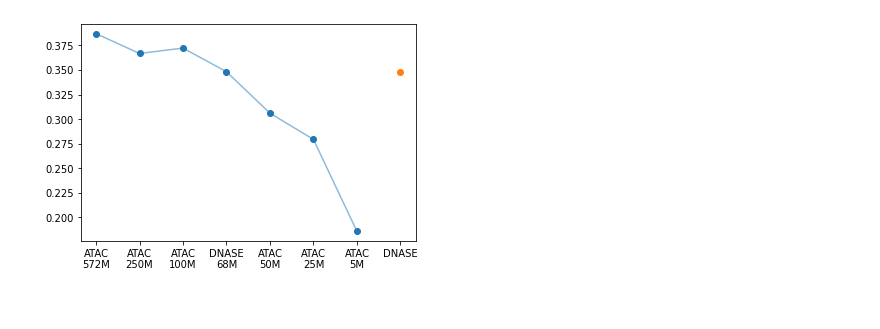
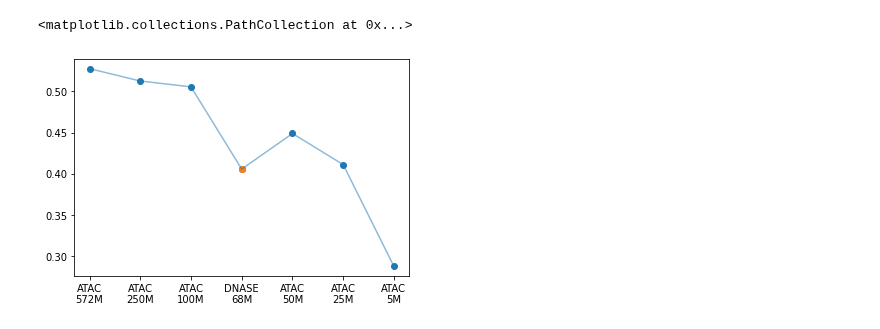
Before and after one commit to kundajelab/chrombpnet, a Jupyter notebook: src/evaluation/figure_notebooks/figure_6/4e_dsqtl_subsampling.ipynb, the cells around one changed output. Cells and saved outputs as stored; diff of their text form; code cells hidden in the pictures.

```diff
--- a/src/evaluation/figure_notebooks/figure_6/4e_dsqtl_subsampling.ipynb
+++ b/src/evaluation/figure_notebooks/figure_6/4e_dsqtl_subsampling.ipynb
@@ -27,9 +46,22 @@ atac_preds_5m="/mnt/lab_data2/anusri/chrombpnet/results/chrombpnet/ATAC_PE/GM128
 # %%
-def fetch_auprc(preds):
+# def fetch_auprc(preds):
+#     dsqtls = pd.read_csv(preds,sep="\t", header=0, index_col=False)
+#     dsqtls[['gkm_SVM','kmer_SVM','abs_gkm_SVM','abs_kmer_SVM','CADD','GWAVA_region','GWAVA_tss','GWAVA_unmatched','GERP','label']] = dsqtls['META_DATA'].str.split(",", expand=True)
+#     dsqtls["label"] = dsqtls["label"].astype(int)
+#     fpr_chrombpnet, tpr_chrombpnet, _ = precision_recall_curve(dsqtls["label"], abs(dsqtls["log_probs_diff_abs_sum"]))
+#     roc_auc = metrics.average_precision_score(dsqtls["label"], abs(dsqtls["log_probs_diff_abs_sum"]))
+#     return roc_auc
+
+def fetch_auprc_new(preds):
     dsqtls = pd.read_csv(preds,sep="\t", header=0, index_col=False)
-    dsqtls[['gkm_SVM','kmer_SVM','abs_gkm_SVM','abs_kmer_SVM','CADD','GWAVA_region','GWAVA_tss','GWAVA_unmatched','GERP','label']] = dsqtls['META_DATA'].str.split(",", expand=True)
-    dsqtls["label"] = dsqtls["label"].astype(int)
-    fpr_chrombpnet, tpr_chrombpnet, _ = precision_recall_curve(dsqtls["label"], abs(dsqtls["log_probs_diff_abs_sum"]))
-    roc_auc = metrics.average_precision_score(dsqtls["label"], abs(dsqtls["log_probs_diff_abs_sum"]))
+    print(dsqtls.shape)
+    print(gkm_svm.shape)
+    merged_atac = dsqtls.merge(gkm_svm, left_on=['chr', 'pos', 'allele1', 'allele2'], right_on=["chrom_hg19", "pos_hg19", "allele1", "allele2"], how="inner")
+    print(merged_atac.shape)
+    merged_atac["label"] = merged_atac["label"].astype(int)
+    fpr_chrombpnet, tpr_chrombpnet, _ = precision_recall_curve(merged_atac["label"], abs(merged_atac["abs_logfc_x_jsd_x_max_percentile.mean"]))
+    roc_auc = metrics.average_precision_score(merged_atac["label"], abs(merged_atac["abs_logfc_x_jsd_x_max_percentile.mean"]))
+    #roc_auc = metrics.average_precision_score(merged_atac["label"], abs(merged_atac["jsd.mean"]))
+
     return roc_auc
 # %%
@@ -56,10 +115,10 @@ def fetch_auprc(preds):
     roc_auc = metrics.average_precision_score(dsqtls["label"], abs(dsqtls["log_counts_diff"]))
     return roc_auc
 # %%
-roc_500m = fetch_auprc(atac_preds)
-roc_250m = fetch_auprc(atac_preds_250m)
-roc_100m = fetch_auprc(atac_preds_100m)
-roc_50m = fetch_auprc(atac_preds_50m)
-roc_25m = fetch_auprc(atac_preds_25m)
-roc_5m = fetch_auprc(atac_preds_5m)
-roc_dnase = fetch_auprc(dnase_preds)
+roc_500m = fetch_auprc_new(atac_preds)
+roc_250m = fetch_auprc_new(atac_preds_250m)
+roc_100m = fetch_auprc_new(atac_preds_100m)
+roc_50m = fetch_auprc_new(atac_preds_50m)
+roc_25m = fetch_auprc_new(atac_preds_25m)
+roc_5m = fetch_auprc_new(atac_preds_5m)
+roc_dnase = fetch_auprc_new(dnase_preds)
@@ -66,8 +143,9 @@ roc_dnase = fetch_auprc(dnase_preds)
 # %%
 plt.scatter(["ATAC\n572M", "ATAC\n250M", "ATAC\n100M", "DNASE\n68M" ,"ATAC\n50M", "ATAC\n25M", "ATAC\n5M"],[roc_500m,roc_250m,roc_100m,roc_dnase,roc_50m,roc_25m,roc_5m])
 plt.plot(["ATAC\n572M", "ATAC\n250M", "ATAC\n100M", "DNASE\n68M" ,"ATAC\n50M", "ATAC\n25M", "ATAC\n5M"],[roc_500m,roc_250m,roc_100m,roc_dnase,roc_50m,roc_25m,roc_5m], alpha=0.5)
-plt.scatter(["DNASE"], [roc_dnase])
+plt.scatter(["DNASE\n68M"], [roc_dnase])
 
-plt.savefig("subfigs/subsample_counts_performance.pdf", transparent=True, dpi=300)
+#plt.savefig("subfigs/subsample_counts_performance.pdf", transparent=True, dpi=300)
 # %% [output]
+<matplotlib.collections.PathCollection at 0x...>
-[figure, old version]
+[figure, new version]
```
Also changed, not shown: parts of 25 cells of this notebook, 26 other files.
